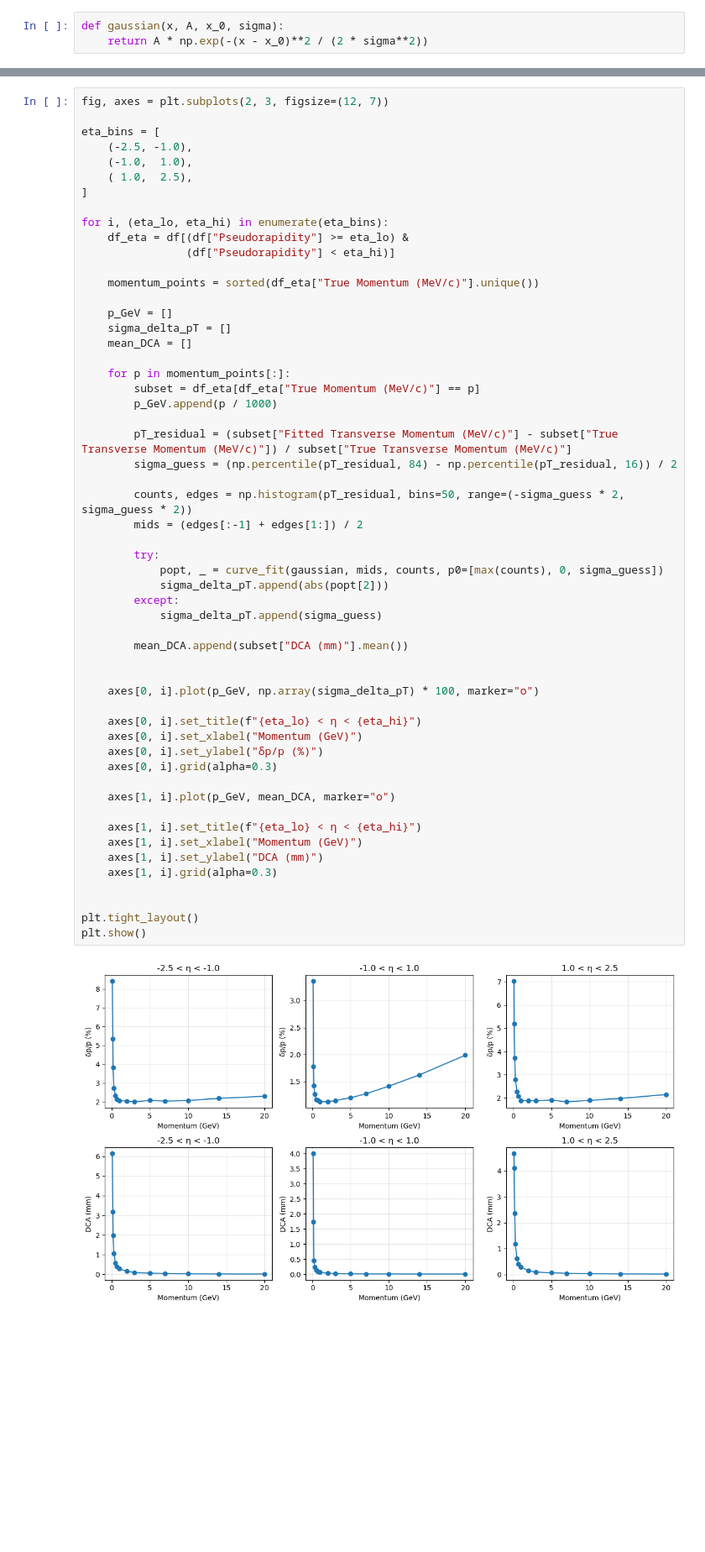
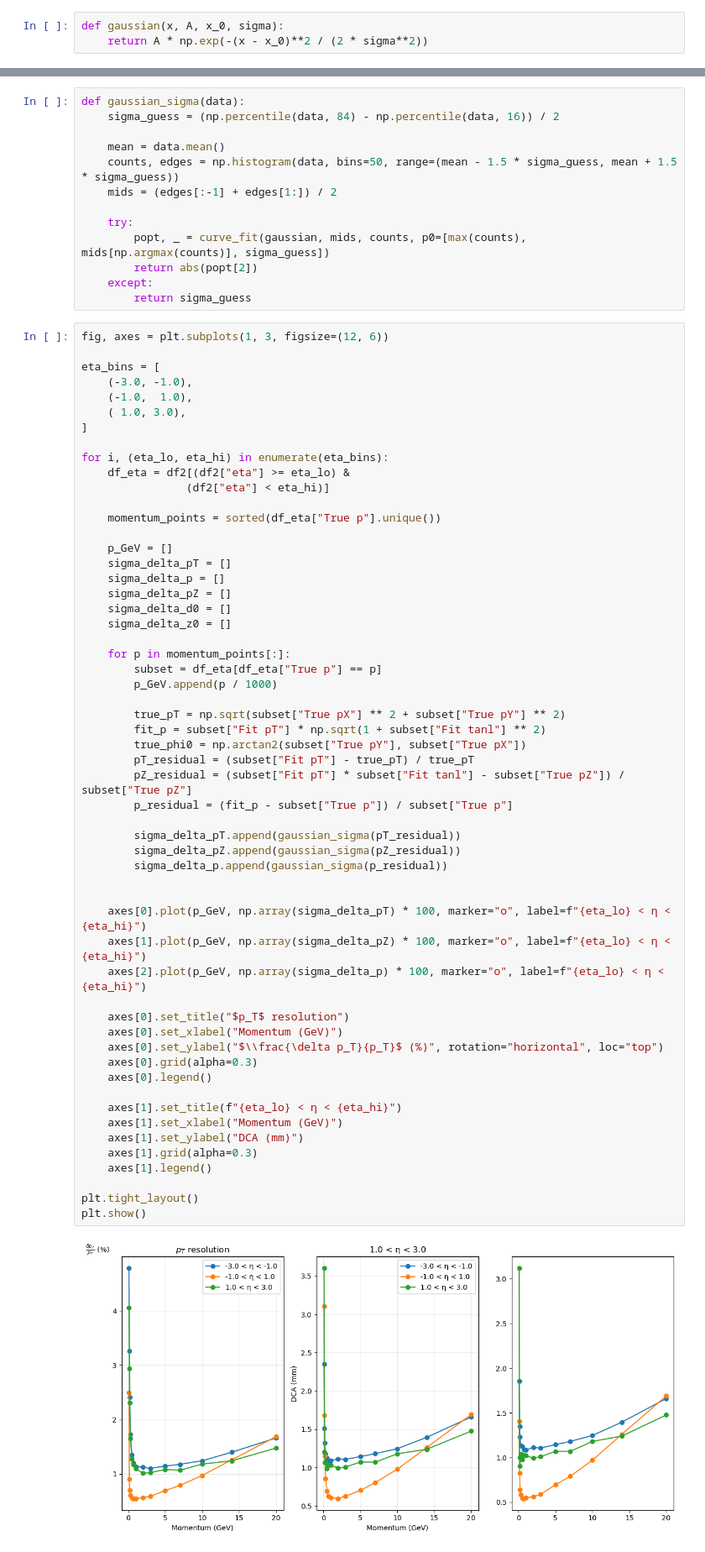
Before and after one commit to P4GAN/B8_Project, a Jupyter notebook: Analysis/track_analysis.ipynb, the cells around one changed output, grey strips where cells are left out. Shown at 84% size. Saved outputs shown, nothing was run; the diff lists cells and outputs as text; blank space fills up the shorter version.

Commit message:
new plots

```diff
--- a/Analysis/track_analysis.ipynb
+++ b/Analysis/track_analysis.ipynb
@@ -207,57 +246,71 @@ df2.head()
+# %%
+def gaussian_sigma(data):
+    sigma_guess = (np.percentile(data, 84) - np.percentile(data, 16)) / 2
+
+    mean = data.mean()
+    counts, edges = np.histogram(data, bins=50, range=(mean - 1.5 * sigma_guess, mean + 1.5 * sigma_guess))
+    mids = (edges[:-1] + edges[1:]) / 2
+
+    try:
+        popt, _ = curve_fit(gaussian, mids, counts, p0=[max(counts), mids[np.argmax(counts)], sigma_guess])
+        return abs(popt[2])
+    except:
+        return sigma_guess
 # %%
-fig, axes = plt.subplots(2, 3, figsize=(12, 7))
+fig, axes = plt.subplots(1, 3, figsize=(12, 6))
 
 eta_bins = [
-    (-2.5, -1.0),
+    (-3.0, -1.0),
     (-1.0,  1.0),
-    ( 1.0,  2.5),
+    ( 1.0, 3.0),
 ]
 
 for i, (eta_lo, eta_hi) in enumerate(eta_bins):
-    df_eta = df[(df["Pseudorapidity"] >= eta_lo) &
-                (df["Pseudorapidity"] < eta_hi)]
+    df_eta = df2[(df2["eta"] >= eta_lo) &
+                (df2["eta"] < eta_hi)]
 
-    momentum_points = sorted(df_eta["True Momentum (MeV/c)"].unique())
+    momentum_points = sorted(df_eta["True p"].unique())
 
     p_GeV = []
     sigma_delta_pT = []
-    mean_DCA = []
+    sigma_delta_p = []
+    sigma_delta_pZ = []
+    sigma_delta_d0 = []
+    sigma_delta_z0 = []
 
     for p in momentum_points[:]:
-        subset = df_eta[df_eta["True Momentum (MeV/c)"] == p]
+        subset = df_eta[df_eta["True p"] == p]
         p_GeV.append(p / 1000)
 
-        pT_residual = (subset["Fitted Transverse Momentum (MeV/c)"] - subset["True Transverse Momentum (MeV/c)"]) / subset["True Transverse Momentum (MeV/c)"]
-        sigma_guess = (np.percentile(pT_residual, 84) - np.percentile(pT_residual, 16)) / 2
+        true_pT = np.sqrt(subset["True pX"] ** 2 + subset["True pY"] ** 2)
+        fit_p = subset["Fit pT"] * np.sqrt(1 + subset["Fit tanl"] ** 2)
+        true_phi0 = np.arctan2(subset["True pY"], subset["True pX"])
+        pT_residual = (subset["Fit pT"] - true_pT) / true_pT
+        pZ_residual = (subset["Fit pT"] * subset["Fit tanl"] - subset["True pZ"]) / subset["True pZ"]
+        p_residual = (fit_p - subset["True p"]) / subset["True p"]
 
-        counts, edges = np.histogram(pT_residual, bins=50, range=(-sigma_guess * 2, sigma_guess * 2))
-        mids = (edges[:-1] + edges[1:]) / 2
-
-        try:
-            popt, _ = curve_fit(gaussian, mids, counts, p0=[max(counts), 0, sigma_guess])
-            sigma_delta_pT.append(abs(popt[2]))
-        except:
-            sigma_delta_pT.append(sigma_guess)
-
-        mean_DCA.append(subset["DCA (mm)"].mean())
+        sigma_delta_pT.append(gaussian_sigma(pT_residual))
+        sigma_delta_pZ.append(gaussian_sigma(pZ_residual))
+        sigma_delta_p.append(gaussian_sigma(p_residual))
 
 
-    axes[0, i].plot(p_GeV, np.array(sigma_delta_pT) * 100, marker="o")
+    axes[0].plot(p_GeV, np.array(sigma_delta_pT) * 100, marker="o", label=f"{eta_lo} < η < {eta_hi}")
+    axes[1].plot(p_GeV, np.array(sigma_delta_pZ) * 100, marker="o", label=f"{eta_lo} < η < {eta_hi}")
+    axes[2].plot(p_GeV, np.array(sigma_delta_p) * 100, marker="o", label=f"{eta_lo} < η < {eta_hi}")
 
-    axes[0, i].set_title(f"{eta_lo} < η < {eta_hi}")
-    axes[0, i].set_xlabel("Momentum (GeV)")
-    axes[0, i].set_ylabel("δp/p (%)")
-    axes[0, i].grid(alpha=0.3)
+    axes[0].set_title("$p_T$ resolution")
+    axes[0].set_xlabel("Momentum (GeV)")
+    axes[0].set_ylabel("$\\frac{\delta p_T}{p_T}$ (%)", rotation="horizontal", loc="top")
+    axes[0].grid(alpha=0.3)
+    axes[0].legend()
 
-    axes[1, i].plot(p_GeV, mean_DCA, marker="o")
-
-    axes[1, i].set_title(f"{eta_lo} < η < {eta_hi}")
-    axes[1, i].set_xlabel("Momentum (GeV)")
-    axes[1, i].set_ylabel("DCA (mm)")
-    axes[1, i].grid(alpha=0.3)
-
+    axes[1].set_title(f"{eta_lo} < η < {eta_hi}")
+    axes[1].set_xlabel("Momentum (GeV)")
+    axes[1].set_ylabel("DCA (mm)")
+    axes[1].grid(alpha=0.3)
+    axes[1].legend()
 
 plt.tight_layout()
 plt.show()
 # %% [output]
-[figure, old version]
+[figure, new version]
```
Also changed, not shown: parts of 26 cells of this notebook.
